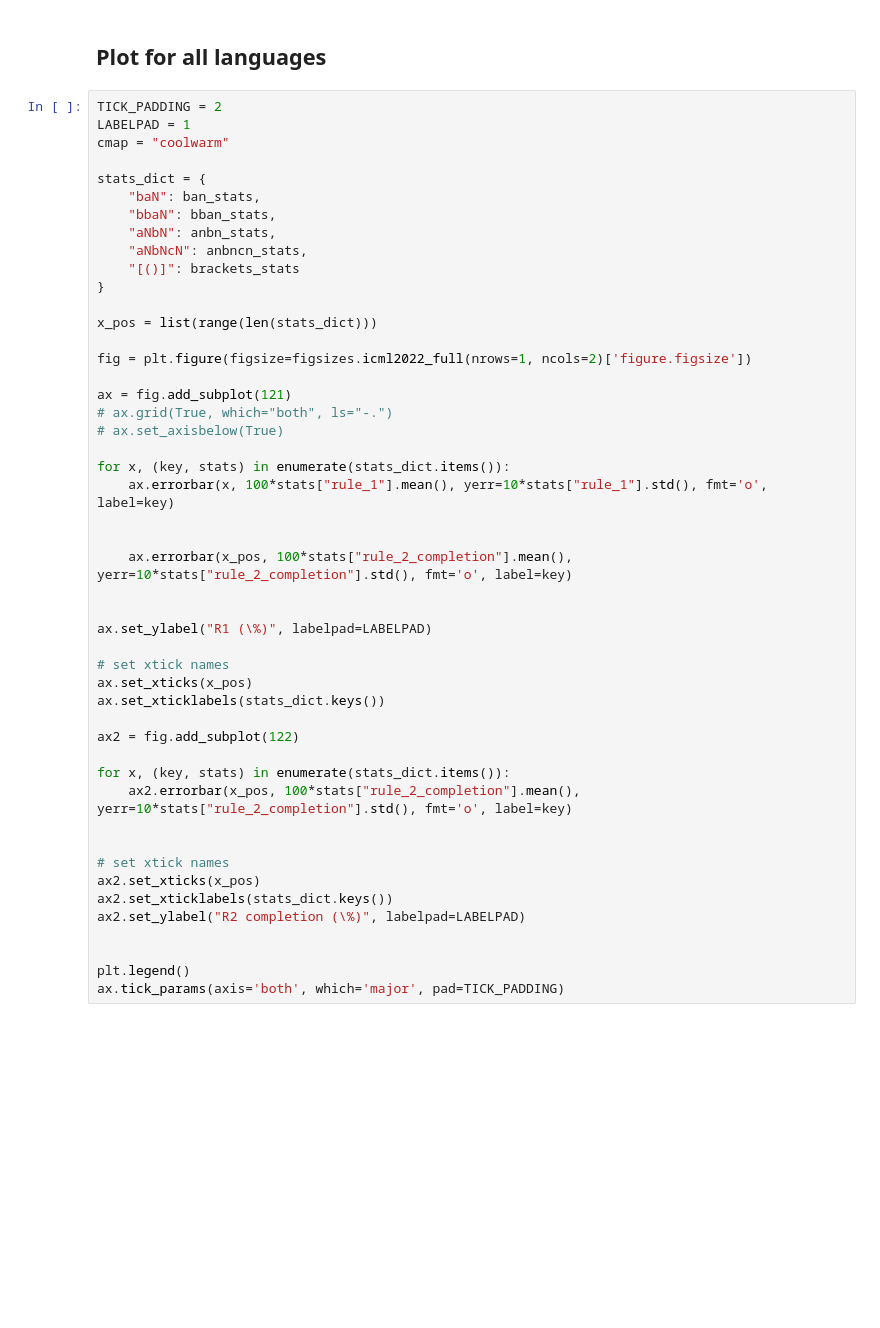
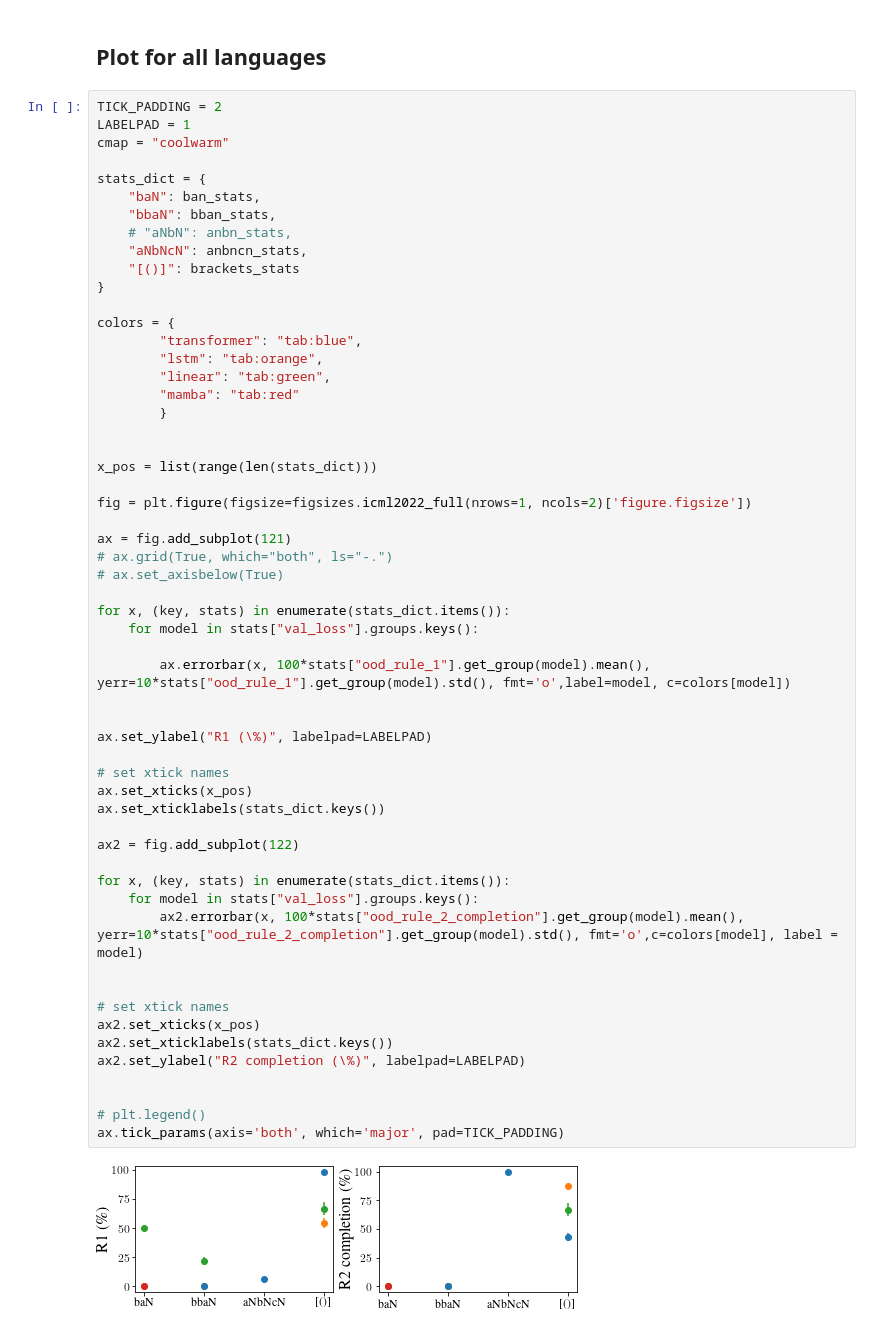
Before and after one commit to meszarosanna/rule_extrapolation, a Jupyter notebook: notebooks/extrapolation_figures.ipynb, the cells around one changed output. Saved outputs shown, nothing was run; the diff lists cells and outputs as text; blank space fills up the shorter version.

```diff
--- a/notebooks/extrapolation_figures.ipynb
+++ b/notebooks/extrapolation_figures.ipynb
@@ -164,43 +178,53 @@ cmap = "coolwarm"
 stats_dict = {
     "baN": ban_stats,
     "bbaN": bban_stats,
-    "aNbN": anbn_stats,
+    # "aNbN": anbn_stats,
     "aNbNcN": anbncn_stats,
     "[()]": brackets_stats
 }
+
+colors = {
+        "transformer": "tab:blue",
+        "lstm": "tab:orange",
+        "linear": "tab:green",
+        "mamba": "tab:red"
+        }
+
 
 x_pos = list(range(len(stats_dict)))
 
 fig = plt.figure(figsize=figsizes.icml2022_full(nrows=1, ncols=2)['figure.figsize'])
 
 ax = fig.add_subplot(121)
 # ax.grid(True, which="both", ls="-.")
 # ax.set_axisbelow(True)
 
 for x, (key, stats) in enumerate(stats_dict.items()):
-    ax.errorbar(x, 100*stats["rule_1"].mean(), yerr=10*stats["rule_1"].std(), fmt='o', label=key)
+    for model in stats["val_loss"].groups.keys():
 
-
-    ax.errorbar(x_pos, 100*stats["rule_2_completion"].mean(), yerr=10*stats["rule_2_completion"].std(), fmt='o', label=key)
+        ax.errorbar(x, 100*stats["ood_rule_1"].get_group(model).mean(), yerr=10*stats["ood_rule_1"].get_group(model).std(), fmt='o',label=model, c=colors[model])
 
 
 ax.set_ylabel("R1 (\%)", labelpad=LABELPAD)
 
 # set xtick names
 ax.set_xticks(x_pos)
 ax.set_xticklabels(stats_dict.keys())
 
 ax2 = fig.add_subplot(122)
 
 for x, (key, stats) in enumerate(stats_dict.items()):
-    ax2.errorbar(x_pos, 100*stats["rule_2_completion"].mean(), yerr=10*stats["rule_2_completion"].std(), fmt='o', label=key)
+    for model in stats["val_loss"].groups.keys():
+        ax2.errorbar(x, 100*stats["ood_rule_2_completion"].get_group(model).mean(), yerr=10*stats["ood_rule_2_completion"].get_group(model).std(), fmt='o',c=colors[model], label = model)
 
 
 # set xtick names
 ax2.set_xticks(x_pos)
 ax2.set_xticklabels(stats_dict.keys())
 ax2.set_ylabel("R2 completion (\%)", labelpad=LABELPAD)
 
 
-plt.legend()
+# plt.legend()
 ax.tick_params(axis='both', which='major', pad=TICK_PADDING)
+# %% [output]
+[figure, added]
```
Also changed, not shown: parts of 7 cells of this notebook.
